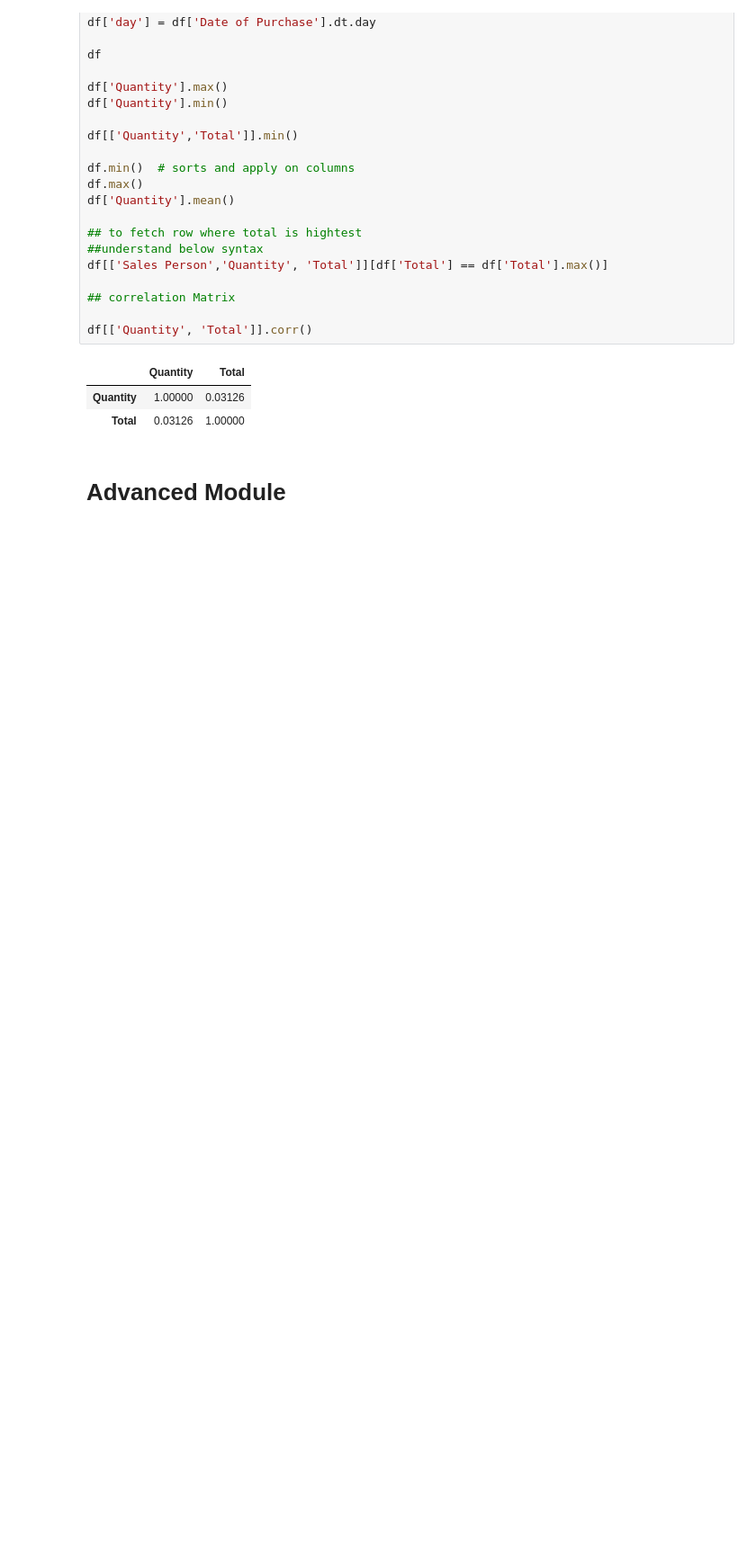
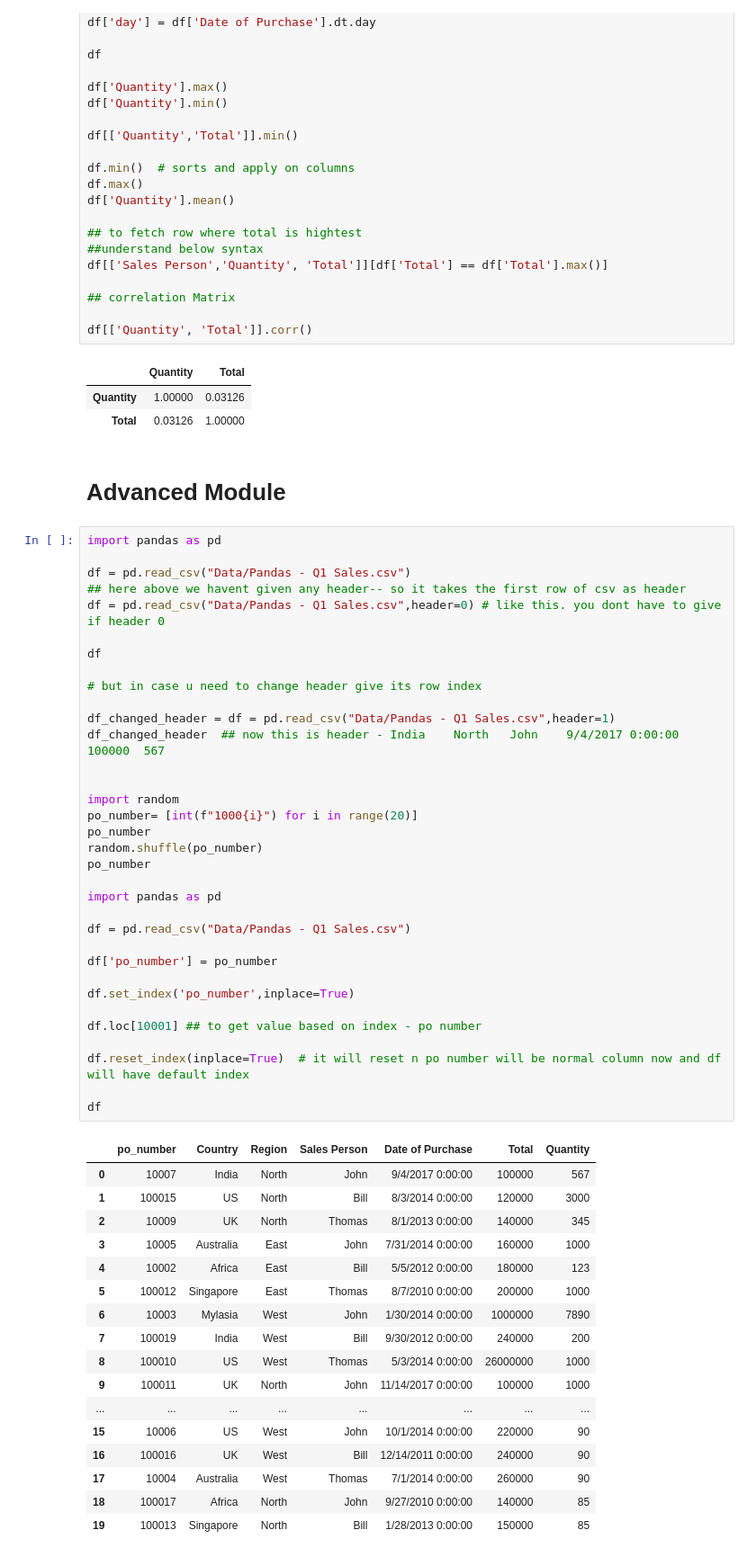
Before and after one commit to rupahli/AIML, a Jupyter notebook: Code/Practice/panda_course.ipynb, the cells around one changed output. Shown at 90% size. Saved outputs shown, nothing was run; the diff lists cells and outputs as text; blank space fills up the shorter version.

Commit message:
panda

```diff
--- a/Code/Practice/panda_course.ipynb
+++ b/Code/Practice/panda_course.ipynb
@@ -239,3 +224,55 @@ df[['Quantity', 'Total']].corr()
 | Total | 0.03126 | 1.00000 |
 # %% [markdown]
 # Advanced Module
+# %%
+import pandas as pd
+
+df = pd.read_csv("Data/Pandas - Q1 Sales.csv")
+## here above we havent given any header-- so it takes the first row of csv as header
+df = pd.read_csv("Data/Pandas - Q1 Sales.csv",header=0) # like this. you dont have to give if header 0
+
+df
+
+# but in case u need to change header give its row index
+
+df_changed_header = df = pd.read_csv("Data/Pandas - Q1 Sales.csv",header=1)
+df_changed_header  ## now this is header - India	North	John	9/4/2017 0:00:00	100000	567
+
+
+import random
+po_number= [int(f"1000{i}") for i in range(20)]
+po_number
+random.shuffle(po_number)
+po_number
+
+import pandas as pd
+
+df = pd.read_csv("Data/Pandas - Q1 Sales.csv")
+
+df['po_number'] = po_number
+
+df.set_index('po_number',inplace=True)
+
+df.loc[10001] ## to get value based on index - po number
+
+df.reset_index(inplace=True)  # it will reset n po number will be normal column now and df will have default index
+
+df
+# %% [output]
+|  | po_number | Country | Region | Sales Person | Date of Purchase | Total | Quantity |
+| 0 | 10007 | India | North | John | 9/4/2017 0:00:00 | 100000 | 567 |
+| 1 | 100015 | US | North | Bill | 8/3/2014 0:00:00 | 120000 | 3000 |
+| 2 | 10009 | UK | North | Thomas | 8/1/2013 0:00:00 | 140000 | 345 |
+| 3 | 10005 | Australia | East | John | 7/31/2014 0:00:00 | 160000 | 1000 |
+| 4 | 10002 | Africa | East | Bill | 5/5/2012 0:00:00 | 180000 | 123 |
+| 5 | 100012 | Singapore | East | Thomas | 8/7/2010 0:00:00 | 200000 | 1000 |
+| 6 | 10003 | Mylasia | West | John | 1/30/2014 0:00:00 | 1000000 | 7890 |
+| 7 | 100019 | India | West | Bill | 9/30/2012 0:00:00 | 240000 | 200 |
+| 8 | 100010 | US | West | Thomas | 5/3/2014 0:00:00 | 26000000 | 1000 |
+| 9 | 100011 | UK | North | John | 11/14/2017 0:00:00 | 100000 | 1000 |
+| ... | ... | ... | ... | ... | ... | ... | ... |
+| 15 | 10006 | US | West | John | 10/1/2014 0:00:00 | 220000 | 90 |
+| 16 | 100016 | UK | West | Bill | 12/14/2011 0:00:00 | 240000 | 90 |
+| 17 | 10004 | Australia | West | Thomas | 7/1/2014 0:00:00 | 260000 | 90 |
+| 18 | 100017 | Africa | North | John | 9/27/2010 0:00:00 | 140000 | 85 |
+| 19 | 100013 | Singapore | North | Bill | 1/28/2013 0:00:00 | 150000 | 85 |
```
Also changed, not shown: parts of 2 cells of this notebook.
